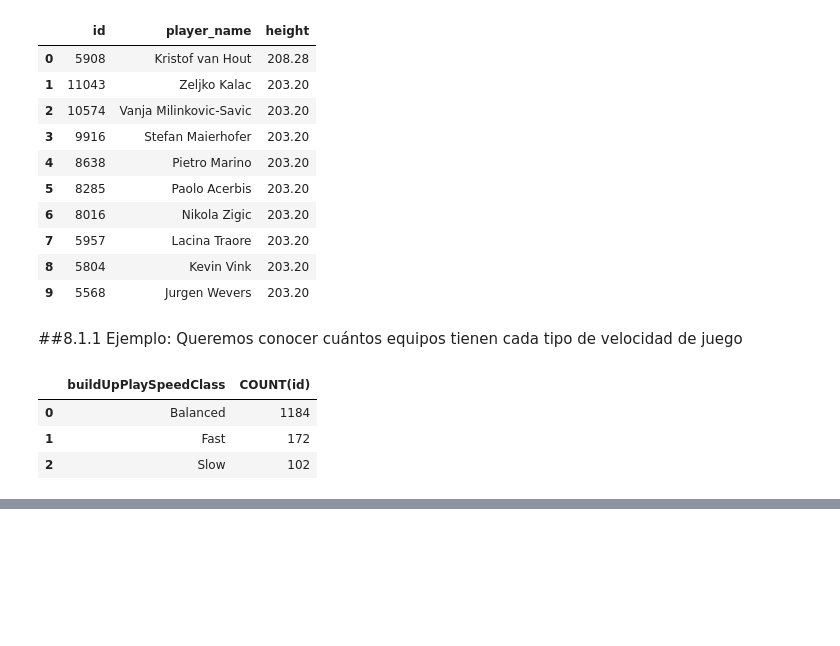
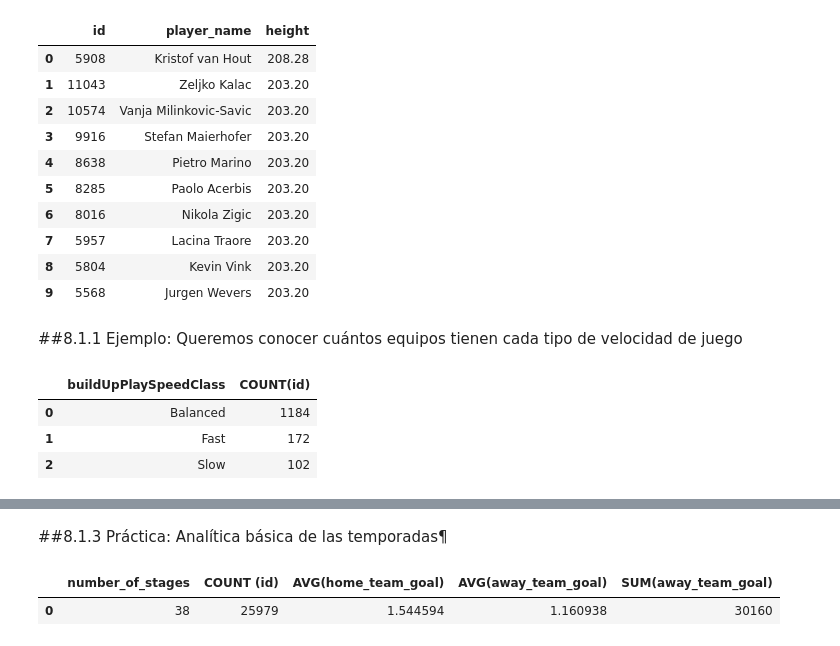
Before and after one commit to BladimirBL/Talento-Tech, a Jupyter notebook: Practrica_de_SQL.ipynb, the cells around one changed output, grey strips where cells are left out. Drawn from its saved outputs; the diff is of its cells as text; code cells hidden in the pictures; blank space fills up the shorter version.

```diff
--- a/Practrica_de_SQL.ipynb
+++ b/Practrica_de_SQL.ipynb
@@ -643,0 +656,10 @@ teams_speed
+# %% [markdown]
+##8.1.3 Práctica: Analítica básica de las temporadas¶
+# %%
+query = '''SELECT COUNT (DISTINCT stage) AS number_of_stages, COUNT (id), AVG(home_team_goal), AVG(away_team_goal), SUM(away_team_goal) FROM match ORDER BY number_of_stages ASC;'''
+
+stages_by_season = pd.read_sql(query, conn)
+stages_by_season
+# %% [output]
+|  | number_of_stages | COUNT (id) | AVG(home_team_goal) | AVG(away_team_goal) | SUM(away_team_goal) |
+| 0 | 38 | 25979 | 1.544594 | 1.160938 | 30160 |
```
Also changed, not shown: parts of 3 cells of this notebook.
